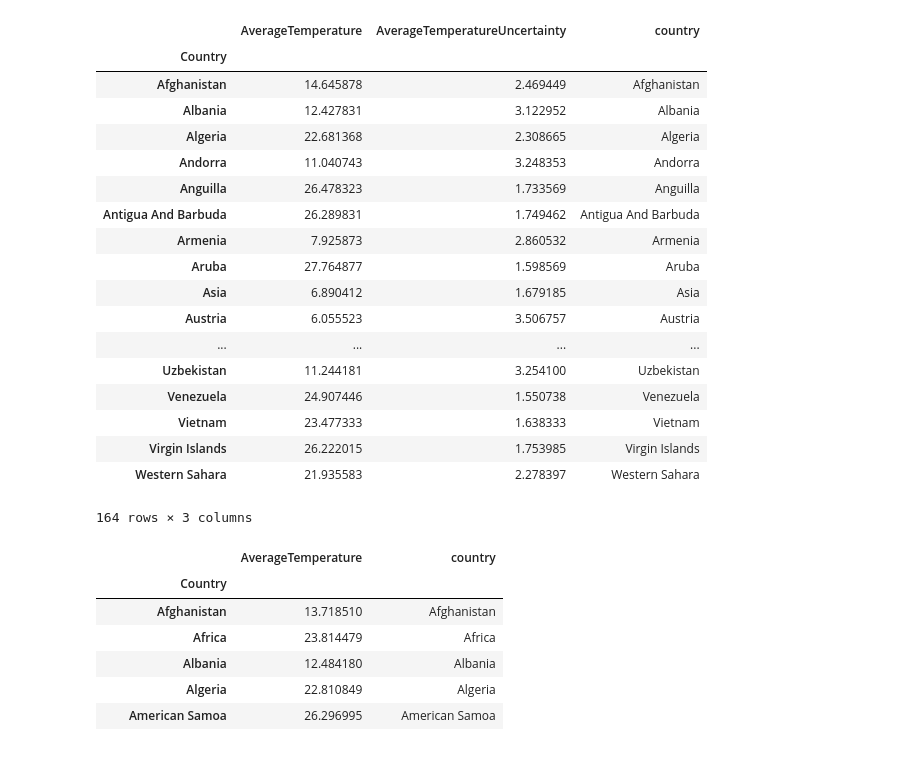
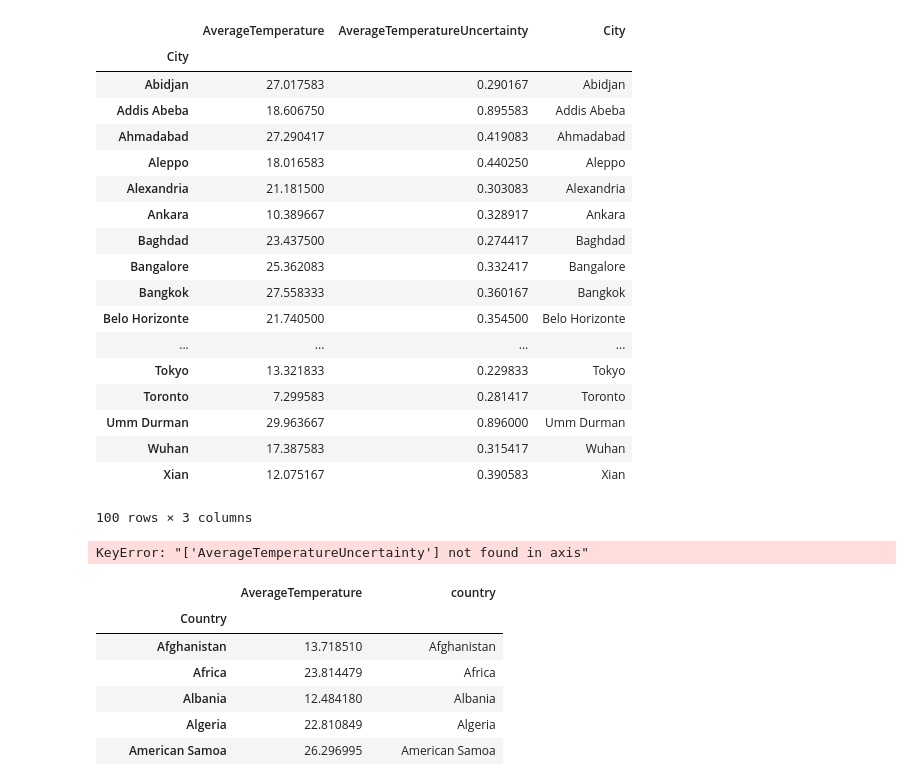
Before and after one commit to FadelSoufiane/DataVizGroup8, a Jupyter notebook: csv/préparation des données.ipynb, the cells around one changed output. Saved outputs shown, nothing was run; the diff lists cells and outputs as text; code cells hidden in the pictures.

```diff
--- a/csv/préparation des données.ipynb
+++ b/csv/préparation des données.ipynb
@@ -31,4 +11,0 @@ tempDf = temp.groupby("Country").mean()
-# %%
-temp1 = temp[(temp["dt"] >=  "1743-01-01")]
-temp1 = temp1[(temp["dt"] <  "1844-01-01")]
-#temp1
@@ -35,5 +25,5 @@ temp1 = temp1[(temp["dt"] <  "1844-01-01")]
 # %%
-temp1_moy = temp1.groupby("Country").mean()
+temp1_moy = temp1.groupby("City")
 temp1_moy
 # %% [output]
 |  | AverageTemperature | AverageTemperatureUncertainty |
@@ -58,35 +48,37 @@ temp1_moy
 # %%
-type(temp1["Country"])
-c = temp1["Country"]
+type(temp1["City"])
+c = temp1["City"]
 cval = c.values
 countries = pd.unique(cval)
 len(countries)
-temp1_moy["country"] = countries
+temp1_moy["City"] = countries
 
 #deplac = temp1_moy.iloc[0,2]
 #temp1_moy.iloc[0,2] = temp1_moy.iloc[-1,2]
 #temp1_moy.iloc[-1,2] = deplac
 temp1_moy
 # %% [output]
-|  | AverageTemperature | AverageTemperatureUncertainty | country |
-| Country |  |  |  |
-| Afghanistan | 14.645878 | 2.469449 | Afghanistan |
-| Albania | 12.427831 | 3.122952 | Albania |
-| Algeria | 22.681368 | 2.308665 | Algeria |
-| Andorra | 11.040743 | 3.248353 | Andorra |
-| Anguilla | 26.478323 | 1.733569 | Anguilla |
-| Antigua And Barbuda | 26.289831 | 1.749462 | Antigua And Barbuda |
-| Armenia | 7.925873 | 2.860532 | Armenia |
-| Aruba | 27.764877 | 1.598569 | Aruba |
-| Asia | 6.890412 | 1.679185 | Asia |
-| Austria | 6.055523 | 3.506757 | Austria |
+|  | AverageTemperature | AverageTemperatureUncertainty | City |
+| City |  |  |  |
+| Abidjan | 27.017583 | 0.290167 | Abidjan |
+| Addis Abeba | 18.606750 | 0.895583 | Addis Abeba |
+| Ahmadabad | 27.290417 | 0.419083 | Ahmadabad |
+| Aleppo | 18.016583 | 0.440250 | Aleppo |
+| Alexandria | 21.181500 | 0.303083 | Alexandria |
+| Ankara | 10.389667 | 0.328917 | Ankara |
+| Baghdad | 23.437500 | 0.274417 | Baghdad |
+| Bangalore | 25.362083 | 0.332417 | Bangalore |
+| Bangkok | 27.558333 | 0.360167 | Bangkok |
+| Belo Horizonte | 21.740500 | 0.354500 | Belo Horizonte |
 | ... | ... | ... | ... |
-| Uzbekistan | 11.244181 | 3.254100 | Uzbekistan |
-| Venezuela | 24.907446 | 1.550738 | Venezuela |
-| Vietnam | 23.477333 | 1.638333 | Vietnam |
-| Virgin Islands | 26.222015 | 1.753985 | Virgin Islands |
-| Western Sahara | 21.935583 | 2.278397 | Western Sahara |
+| Tokyo | 13.321833 | 0.229833 | Tokyo |
+| Toronto | 7.299583 | 0.281417 | Toronto |
+| Umm Durman | 29.963667 | 0.896000 | Umm Durman |
+| Wuhan | 17.387583 | 0.315417 | Wuhan |
+| Xian | 12.075167 | 0.390583 | Xian |
-164 rows × 3 columns
+100 rows × 3 columns
 # %%
 temp1_moy = temp1_moy.drop(["AverageTemperatureUncertainty"],axis=1)
+# %% [output]
+KeyError: "['AverageTemperatureUncertainty'] not found in axis"
 # %%
```
Also changed, not shown: parts of 6 cells of this notebook, 16 other files.
